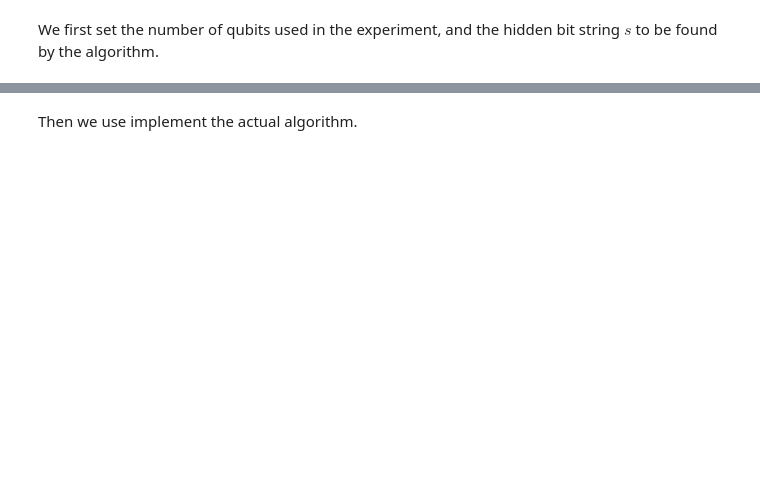
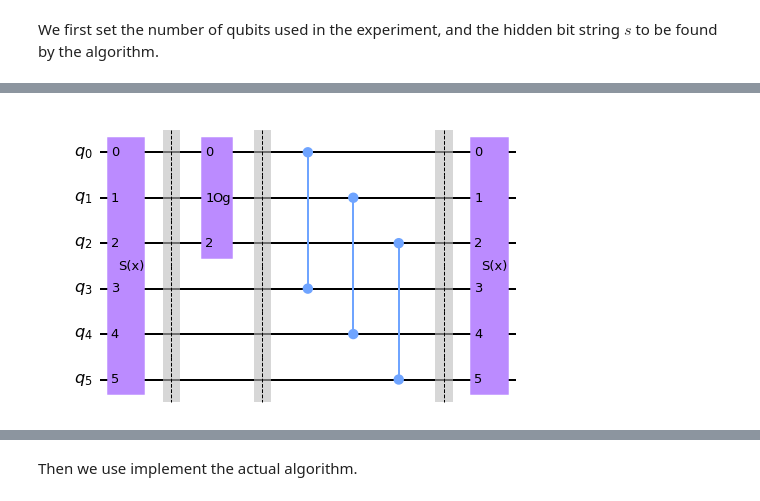
Before and after one commit to Team-Hidden-Name/hidden-shift-problem, a Jupyter notebook: hidden-shift-problem.ipynb, the cells around one changed output, grey strips where cells are left out. Drawn from its saved outputs; the diff is of its cells as text; code cells hidden in the pictures; blank space fills up the shorter version.

```diff
--- a/hidden-shift-problem.ipynb
+++ b/hidden-shift-problem.ipynb
@@ -167,0 +167,18 @@ oracle_fourier_f.cz(1,3)
+# %%
+# Oracle shifted_f
+def oracle_shifted_f(n):
+    oracle_shifted_f = QuantumCircuit(n)
+    oracle_shifted_f.append(shift_s(n, s), qargs=range(n))
+    oracle_shifted_f.barrier()
+    oracle_shifted_f.append(oracle_g(n), qargs=[0,1,2])
+    oracle_shifted_f.barrier()
+    for i in range(int(n/2)):
+        oracle_shifted_f.cz(i,i+3)
+    oracle_shifted_f.barrier()
+    oracle_shifted_f.append(shift_s(n, s), qargs=range(n))
+    oracle_shifted_f.name = 'shifted f'
+    return oracle_shifted_f
+
+oracle_shifted_f(n).draw('mpl')
+# %% [output]
+[figure, added]
```
Also changed, not shown: parts of 11 cells of this notebook.
